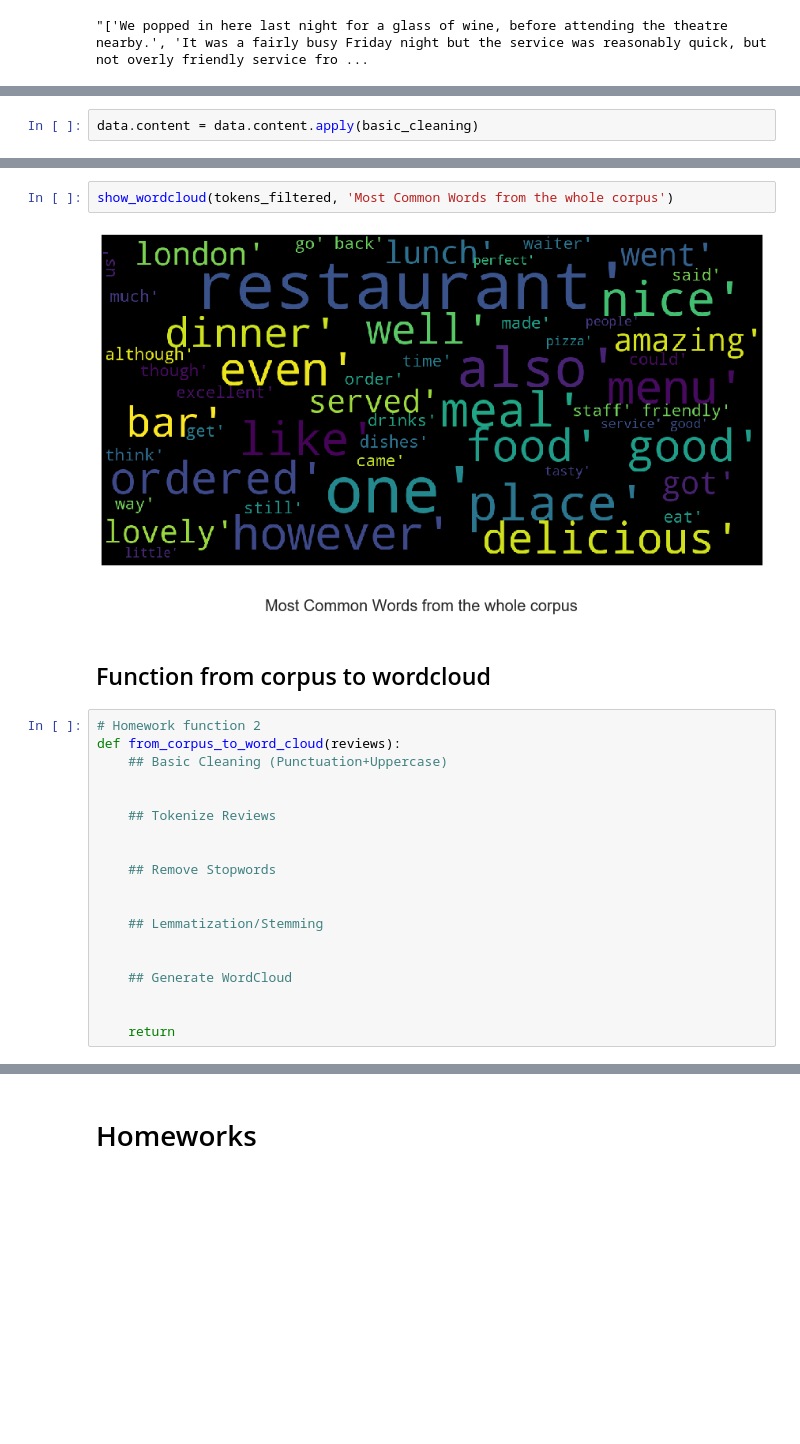
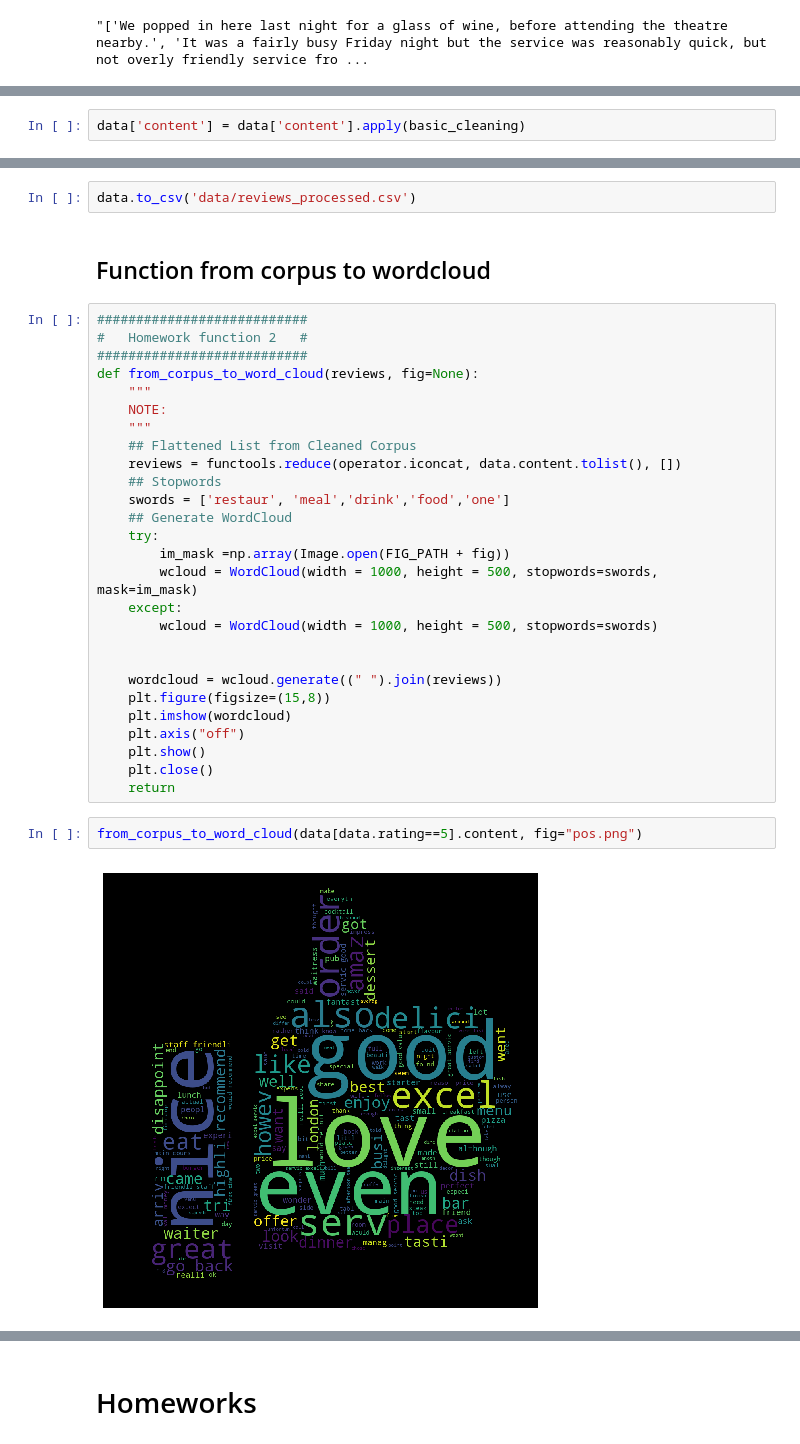
Before and after one commit to antoinedmr/capgemini-datacamp-20, a Jupyter notebook: 02_Reviews/ex_cleaning_session_2.ipynb, the cells around one changed output, grey strips where cells are left out. Drawn from its saved outputs; the diff is of its cells as text; blank space fills up the shorter version.

Commit message:
Session-2-Wordcloud

```diff
--- a/02_Reviews/ex_cleaning_session_2.ipynb
+++ b/02_Reviews/ex_cleaning_session_2.ipynb
@@ -179,4 +187,4 @@ def basic_cleaning(rev, stemming="porter"):
     except:
         return rev
 # %%
-data.content = data.content.apply(basic_cleaning)
+data['content'] = data['content'].apply(basic_cleaning)
@@ -213,25 +191,35 @@ def show_wordcloud(data, title=None):
-# %%
-show_wordcloud(tokens_filtered, 'Most Common Words from the whole corpus')
-# %% [output]
-[figure, removed]
+# %%
+data.to_csv('data/reviews_processed.csv')
 # %% [markdown]
 ## Function from corpus to wordcloud
-# %%
-# Homework function 2
-def from_corpus_to_word_cloud(reviews):
-    ## Basic Cleaning (Punctuation+Uppercase)
-
-
-    ## Tokenize Reviews
-
-
-    ## Remove Stopwords
-
-
-    ## Lemmatization/Stemming
-
-
-    ## Generate WordCloud
-
-
-    return
+# %%
+###########################
+#   Homework function 2   #
+###########################
+def from_corpus_to_word_cloud(reviews, fig=None):
+    """
+    NOTE:
+    """
+    ## Flattened List from Cleaned Corpus
+    reviews = functools.reduce(operator.iconcat, data.content.tolist(), [])
+    ## Stopwords
+    swords = ['restaur', 'meal','drink','food','one']
+    ## Generate WordCloud
+    try:
+        im_mask =np.array(Image.open(FIG_PATH + fig))
+        wcloud = WordCloud(width = 1000, height = 500, stopwords=swords, mask=im_mask)
+    except:
+        wcloud = WordCloud(width = 1000, height = 500, stopwords=swords)
+
+
+    wordcloud = wcloud.generate((" ").join(reviews))
+    plt.figure(figsize=(15,8))
+    plt.imshow(wordcloud)
+    plt.axis("off")
+    plt.show()
+    plt.close()
+    return
+# %%
+from_corpus_to_word_cloud(data[data.rating==5].content, fig="pos.png")
+# %% [output]
+[figure, added]
```
Also changed, not shown: parts of 8 cells of this notebook, 5 other files.
